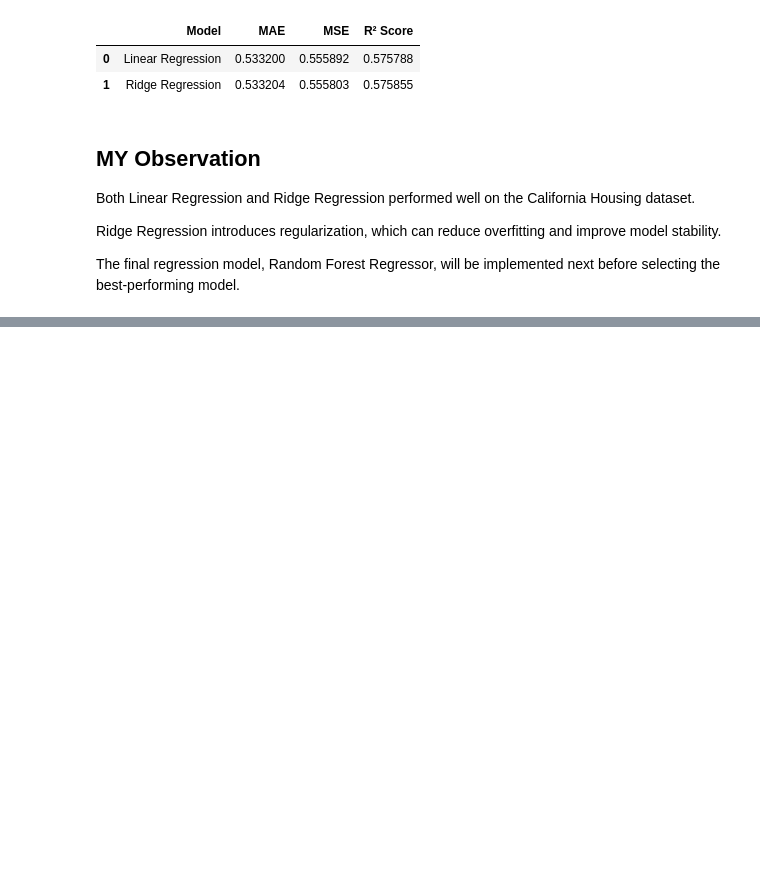
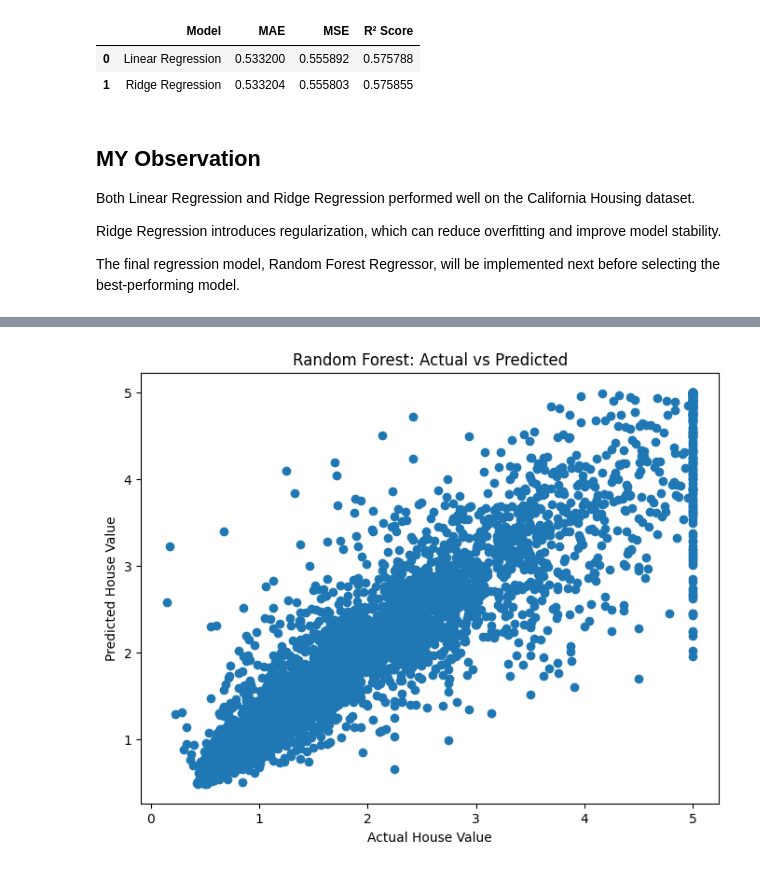
Before and after one commit to Abdullahkhawaja017/zynxis-internship-muhammadabdullah, a Jupyter notebook: Week_4_Regression_Model/Week4_Regression.ipynb, the cells around one changed output, grey strips where cells are left out. Cells and saved outputs as stored; diff of their text form; code cells hidden in the pictures; blank space fills up the shorter version.

Commit message:
Completed Week 4 - Regression Model

```diff
--- a/Week_4_Regression_Model/Week4_Regression.ipynb
+++ b/Week_4_Regression_Model/Week4_Regression.ipynb
@@ -484,0 +515,13 @@ The final regression model, Random Forest Regressor, will be implemented next be
+# %%
+# Create Random Forest Regressor
+
+rf_model = RandomForestRegressor(
+    n_estimators=100,
+    random_state=42
+)
+
+# Train the model
+
+rf_model.fit(X_train, y_train)
+
+print("Random Forest Regressor trained successfully!")
@@ -484,0 +534,6 @@ The final regression model, Random Forest Regressor, will be implemented next be
+# %%
+# Predict house prices
+
+rf_pred = rf_model.predict(X_test)
+
+print("Predictions generated successfully!")
@@ -484,0 +564,14 @@ The final regression model, Random Forest Regressor, will be implemented next be
+# %%
+plt.figure(figsize=(8,6))
+
+plt.scatter(y_test, rf_pred)
+
+plt.xlabel("Actual House Value")
+
+plt.ylabel("Predicted House Value")
+
+plt.title("Random Forest: Actual vs Predicted")
+plt.savefig("visualizations/linear_regression_prediction.png")
+plt.show()
+# %% [output]
+[figure, added]
```
Also changed, not shown: parts of 24 cells of this notebook, 6 other files.
